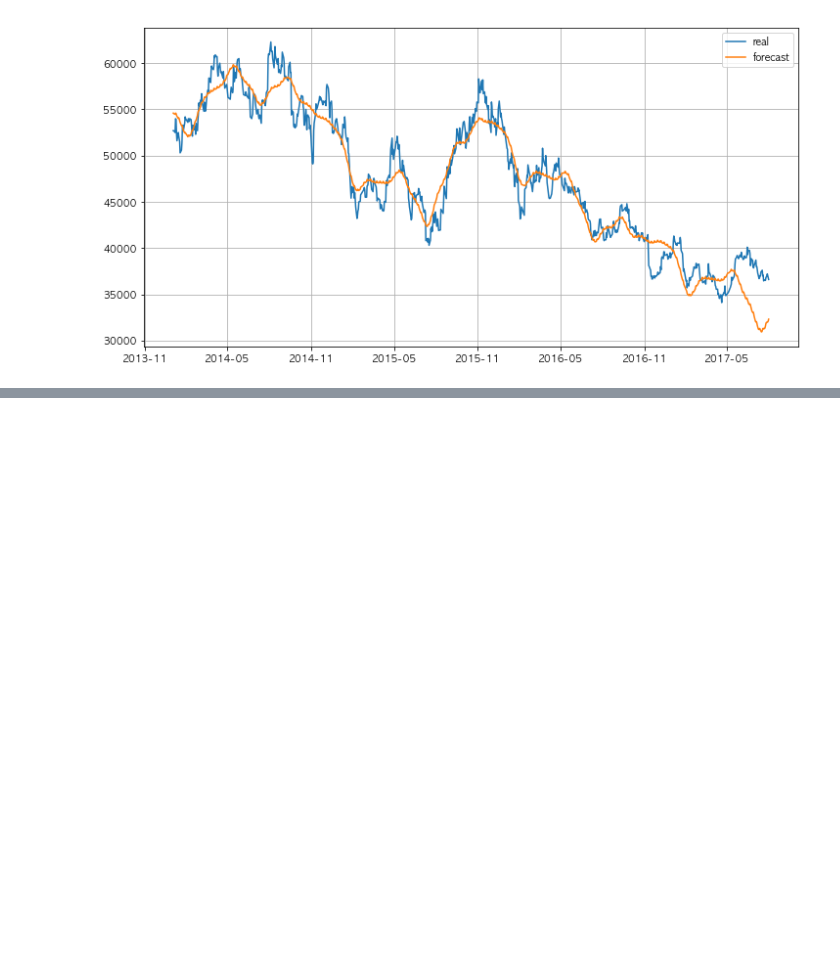
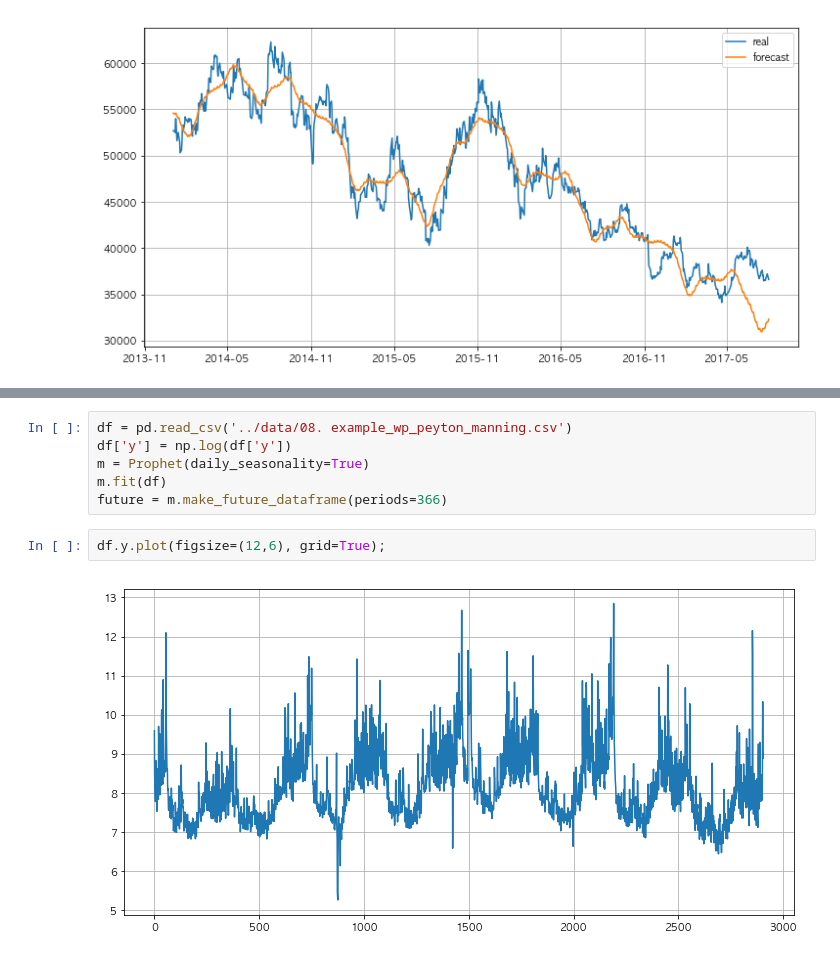
Before and after one commit to KimDoKy/DataScience, a Jupyter notebook: source_code/chap7. Time Series Data Handle.ipynb, the cells around one changed output, grey strips where cells are left out. Saved outputs shown, nothing was run; the diff lists cells and outputs as text; blank space fills up the shorter version.

```diff
--- a/source_code/chap7. Time Series Data Handle.ipynb
+++ b/source_code/chap7. Time Series Data Handle.ipynb
@@ -333,0 +366,10 @@ plt.show()
+# %%
+df = pd.read_csv('../data/08. example_wp_peyton_manning.csv')
+df['y'] = np.log(df['y'])
+m = Prophet(daily_seasonality=True)
+m.fit(df)
+future = m.make_future_dataframe(periods=366)
+# %%
+df.y.plot(figsize=(12,6), grid=True);
+# %% [output]
+[figure, added]
```
Also changed, not shown: parts of 14 cells of this notebook.
